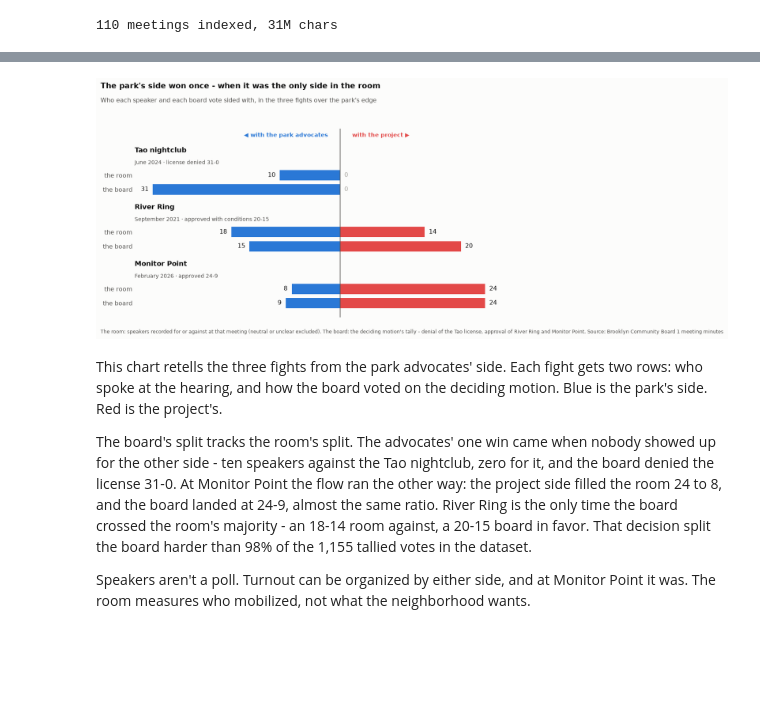
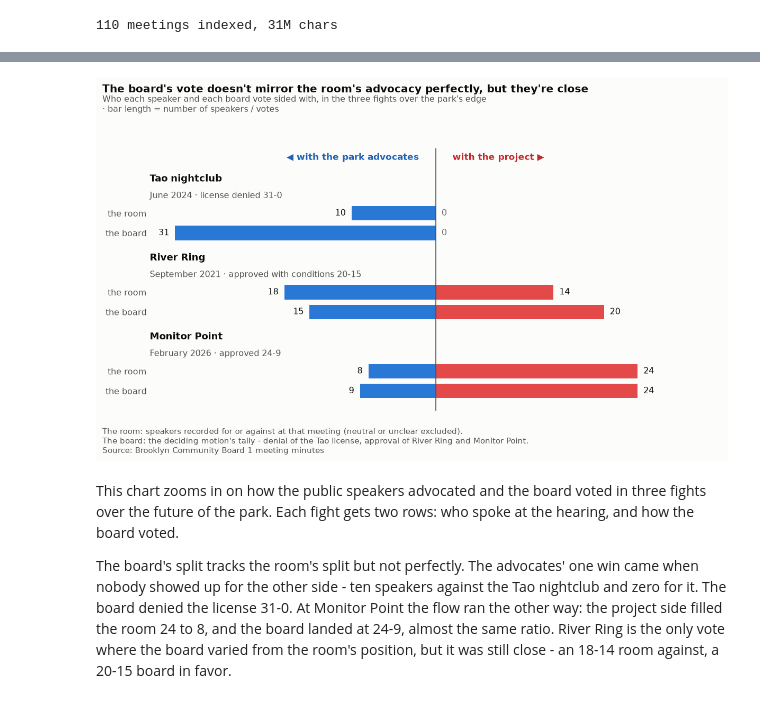
Before and after one commit to blowenstein0/cb1-minutes-analysis, a Jupyter notebook: analysis/blog_v2.ipynb, the cells around one changed output, grey strips where cells are left out. Drawn from its saved outputs; the diff is of its cells as text; code cells hidden in the pictures; blank space fills up the shorter version.

```diff
--- a/analysis/blog_v2.ipynb
+++ b/analysis/blog_v2.ipynb
@@ -14,7 +14,10 @@ import statsmodels.formula.api as smf
 from scipy.stats import mannwhitneyu, spearmanr
 
 SURFACE, INK, INK2 = "#fcfcfb", "#0b0b0b", "#52514e"
-BLUE, RED, GRAY = "#2a78d6", "#e34948", "#a5a49e"
+BLUE, RED, GRAY = "#2a78d6", "#e34948", "#8a8983"
+# darker variants for text so labels meet WCAG contrast on SURFACE
+BLUETXT, REDTXT, GRAYTXT = "#1f62b4", "#c22a29", "#6e6d68"
+SRC = "Source: Brooklyn Community Board 1 meeting minutes"
 pd.set_option("display.max_colwidth", 200)
 con = duckdb.connect()
 for t in ("meetings", "licenses", "votes", "speakers", "incidents", "cannabis"):
@@ -503,4 +256,5 @@ The data shows that turnout clearly isn't a panacea. River Ring and Monitor Poin
 # %%
+#| fig-alt: "Diverging bar chart of three fights: Tao nightclub, River Ring, and Monitor Point. For each, one row shows the room's speakers and one the board's votes, split between the park advocates' side and the project's side. The board sides with the room at Tao (10-0 room, 31-0 board) and Monitor Point (24-8 room for the project, 24-9 board); at River Ring an 18-14 room against faces a 20-15 board in favor."
 # Three fights over the park's edge, from the park advocates' side.
 # In each one the advocates opposed the project, so a speaker "against" and a
 # board vote against approval both count as siding with the park. The deciding
@@ -537,49 +291,47 @@ fig.patch.set_facecolor(SURFACE)
 ax.set_facecolor(SURFACE)
 
 ys, ylabels = [], []
 for g, (name, sub, (r_adv, r_proj), (b_adv, b_proj)) in enumerate(fights):
     y0 = g * 3.4
     ax.text(-34, y0 - 0.78, name, fontsize=11, color=INK, fontweight="bold",
             ha="left", va="center")
-    ax.text(-34, y0 - 0.05, sub, fontsize=8.5, color=INK2, ha="left", va="center")
+    ax.text(-34, y0 - 0.05, sub, fontsize=9.5, color=INK2, ha="left", va="center")
     for row, (adv, proj) in enumerate([(r_adv, r_proj), (b_adv, b_proj)]):
         y = y0 + 0.7 + row * 0.85
         ax.barh(y, -adv, height=0.62, color=BLUE)
         ax.barh(y, proj, height=0.62, color=RED)
         ax.annotate(str(adv), (-adv - 0.7, y), ha="right", va="center",
-                    fontsize=9.5, color=INK if adv else GRAY)
+                    fontsize=9.5, color=INK if adv else GRAYTXT)
         ax.annotate(str(proj), (proj + 0.7, y), ha="left", va="center",
-                    fontsize=9.5, color=INK if proj else GRAY)
+                    fontsize=9.5, color=INK if proj else GRAYTXT)
         ys.append(y)
         ylabels.append("the room" if row == 0 else "the board")
 
 ax.axvline(0, color=INK2, lw=1)
 ax.set_yticks(ys, ylabels, fontsize=9.5)
 ax.set_ylim(9.2, -2.1)
 ax.set_xlim(-34, 34)
 ax.set_xticks([])
 ax.spines[["top", "right", "bottom", "left"]].set_visible(False)
 ax.tick_params(colors=INK2, length=0)
 ax.annotate("◀ with the park advocates", (-2, -1.6), ha="right",
-            fontsize=9, color=BLUE, fontweight="bold")
+            fontsize=10, color=BLUETXT, fontweight="bold")
 ax.annotate("with the project ▶", (2, -1.6), ha="left",
-            fontsize=9, color=RED, fontweight="bold")
-fig.suptitle("The park's side won once - when it was the only side in the room",
+            fontsize=10, color=REDTXT, fontweight="bold")
+fig.suptitle("The board's vote doesn't mirror the room's advocacy perfectly, but they're close",
              fontsize=12, color=INK, x=0.01, ha="left", fontweight="bold")
-fig.text(0.01, 0.9, "Who each speaker and each board vote sided with, in the three "
-         "fights over the park's edge",
+fig.text(0.01, 0.9, "Who each speaker and each board vote sided with, in the three fights over the park's edge\n"
+         "· bar length = number of speakers / votes",
          fontsize=9.5, color=INK2)
-fig.text(0.01, -0.02, "The room: speakers recorded for or against at that meeting "
-         "(neutral or unclear excluded). The board: the deciding motion's tally - "
-         "denial of the Tao license, approval of River Ring and Monitor Point. " + SRC,
-         fontsize=8, color=INK2, va="top")
+fig.text(0.01, -0.02, "The room: speakers recorded for or against at that meeting (neutral or unclear excluded).\n"
+         "The board: the deciding motion's tally - denial of the Tao license, approval of River Ring and Monitor Point.\n"
+         + SRC,
+         fontsize=9, color=INK2, va="top")
 fig.tight_layout(rect=[0, 0, 1, 0.88])
 plt.show()
 # %% [output]
-[figure, old version]
+[figure, new version]
 # %% [markdown]
-This chart retells the three fights from the park advocates' side. Each fight gets two rows: who spoke at the hearing, and how the board voted on the deciding motion. Blue is the park's side. Red is the project's.
+This chart zooms in on how the public speakers advocated and the board voted in three fights over the future of the park. Each fight gets two rows: who spoke at the hearing, and how the board voted.
 
-The board's split tracks the room's split. The advocates' one win came when nobody showed up for the other side - ten speakers against the Tao nightclub, zero for it, and the board denied the license 31-0. At Monitor Point the flow ran the other way: the project side filled the room 24 to 8, and the board landed at 24-9, almost the same ratio. River Ring is the only time the board crossed the room's majority - an 18-14 room against, a 20-15 board in favor. That decision split the board harder than 98% of the 1,155 tallied votes in the dataset.
-
-Speakers aren't a poll. Turnout can be organized by either side, and at Monitor Point it was. The room measures who mobilized, not what the neighborhood wants.
+The board's split tracks the room's split but not perfectly. The advocates' one win came when nobody showed up for the other side - ten speakers against the Tao nightclub and zero for it. The board denied the license 31-0. At Monitor Point the flow ran the other way: the project side filled the room 24 to 8, and the board landed at 24-9, almost the same ratio. River Ring is the only vote where the board varied from the room's position, but it was still close - an 18-14 room against, a 20-15 board in favor.
```
Also changed, not shown: parts of 27 cells of this notebook, 1 other file.
